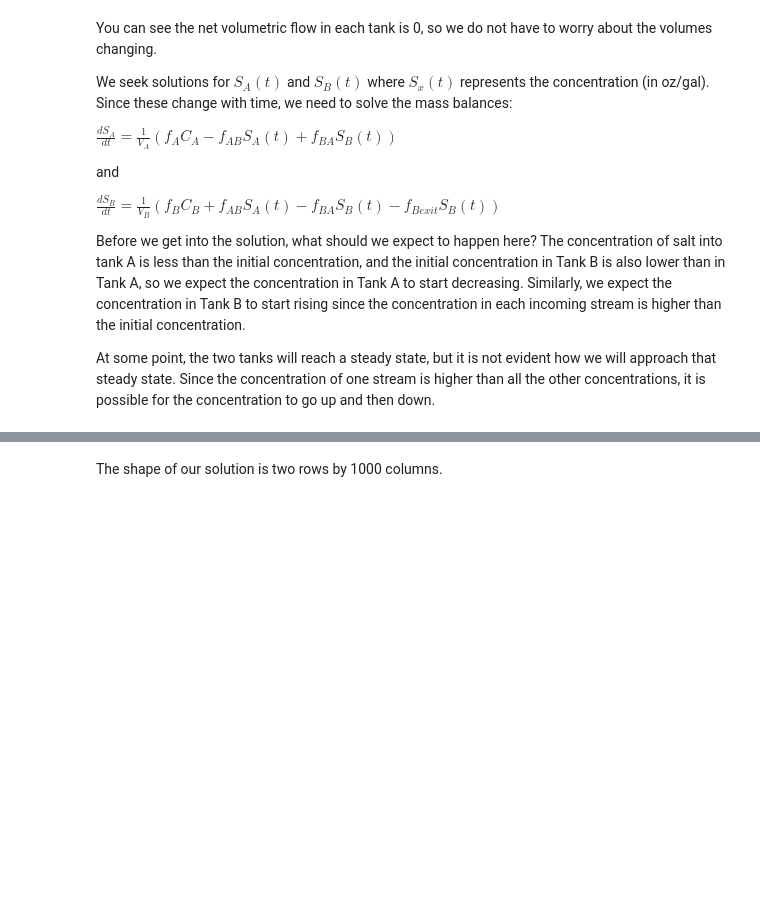
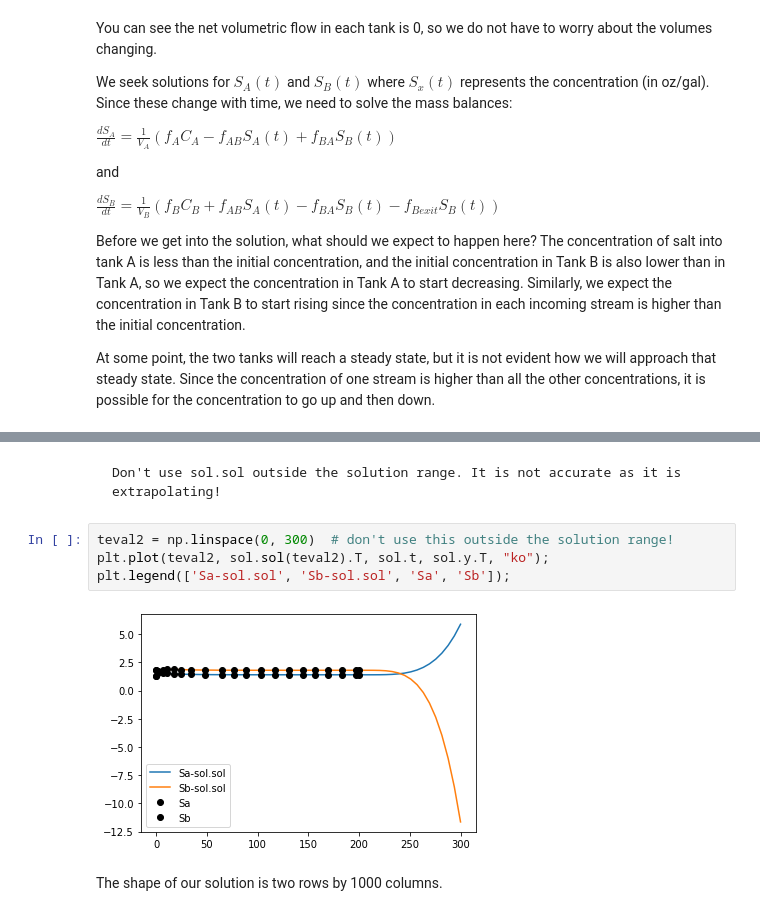
Before and after one commit to Steel-Bank-codespaces/f22-06623, a Jupyter notebook: lectures/04-fode-2/04-fode-2.ipynb, the cells around one changed output, grey strips where cells are left out. Saved outputs shown, nothing was run; the diff lists cells and outputs as text; blank space fills up the shorter version.

````diff
--- a/lectures/04-fode-2/04-fode-2.ipynb
+++ b/lectures/04-fode-2/04-fode-2.ipynb
@@ -223,3 +345,13 @@ plt.plot(teval, sol.sol(teval).T, sol.t, sol.y.T, "ko");
+# %% [markdown]
+```{warning}
+Don't use sol.sol outside the solution range. It is not accurate as it is extrapolating!
+```
+# %%
+teval2 = np.linspace(0, 300)  # don't use this outside the solution range!
+plt.plot(teval2, sol.sol(teval2).T, sol.t, sol.y.T, "ko");
+plt.legend(['Sa-sol.sol', 'Sb-sol.sol', 'Sa', 'Sb']);
+# %% [output]
+[figure, added]
 # %% [markdown]
 The shape of our solution is two rows by 1000 columns.
 # %%
````
Also changed, not shown: parts of 43 cells of this notebook.
